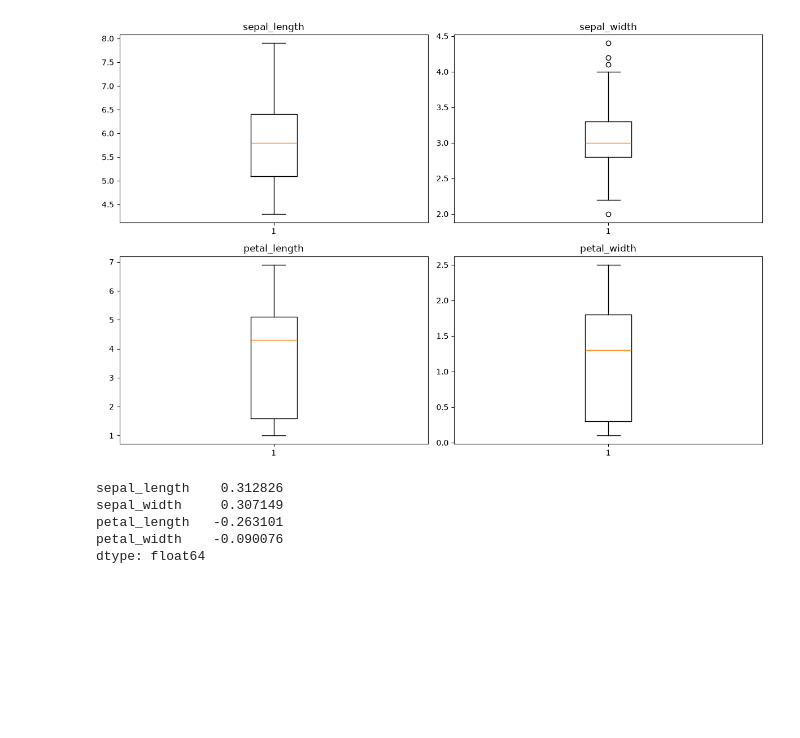
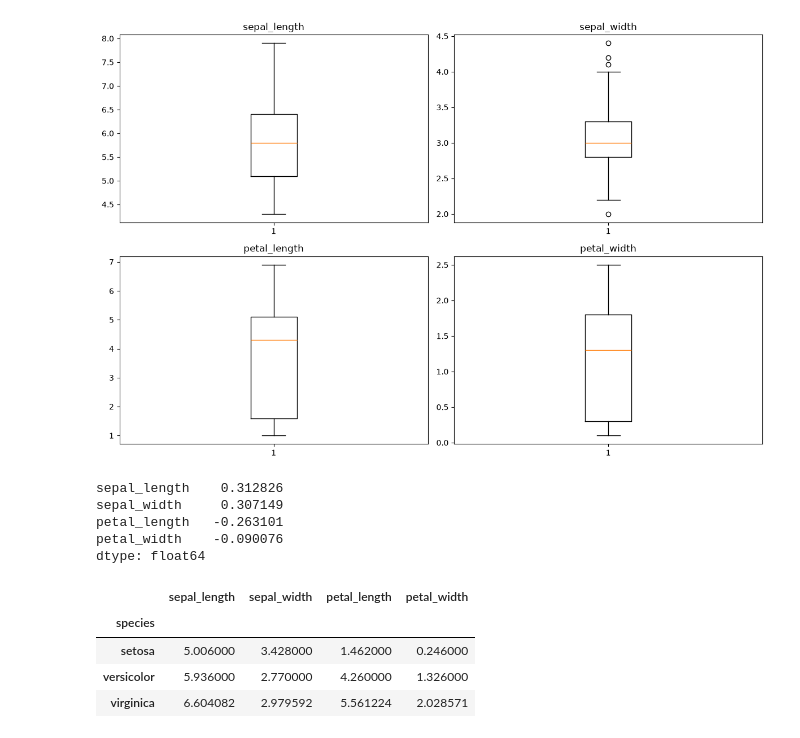
Before and after one commit to vaibhavarora1205/python-Data-Science, a Jupyter notebook: ML Work/iris.ipynb, the cells around one changed output. Saved outputs shown, nothing was run; the diff lists cells and outputs as text; code cells hidden in the pictures; blank space fills up the shorter version.

```diff
--- a/ML Work/iris.ipynb
+++ b/ML Work/iris.ipynb
@@ -334,3 +334,11 @@ sepal_width     0.307149
 petal_length   -0.263101
 petal_width    -0.090076
 dtype: float64
+# %%
+df.groupby('species').mean()
+# %% [output]
+|  | sepal_length | sepal_width | petal_length | petal_width |
+| species |  |  |  |  |
+| setosa | 5.006000 | 3.428000 | 1.462000 | 0.246000 |
+| versicolor | 5.936000 | 2.770000 | 4.260000 | 1.326000 |
+| virginica | 6.604082 | 2.979592 | 5.561224 | 2.028571 |
```
Also changed, not shown: parts of 10 cells of this notebook.
